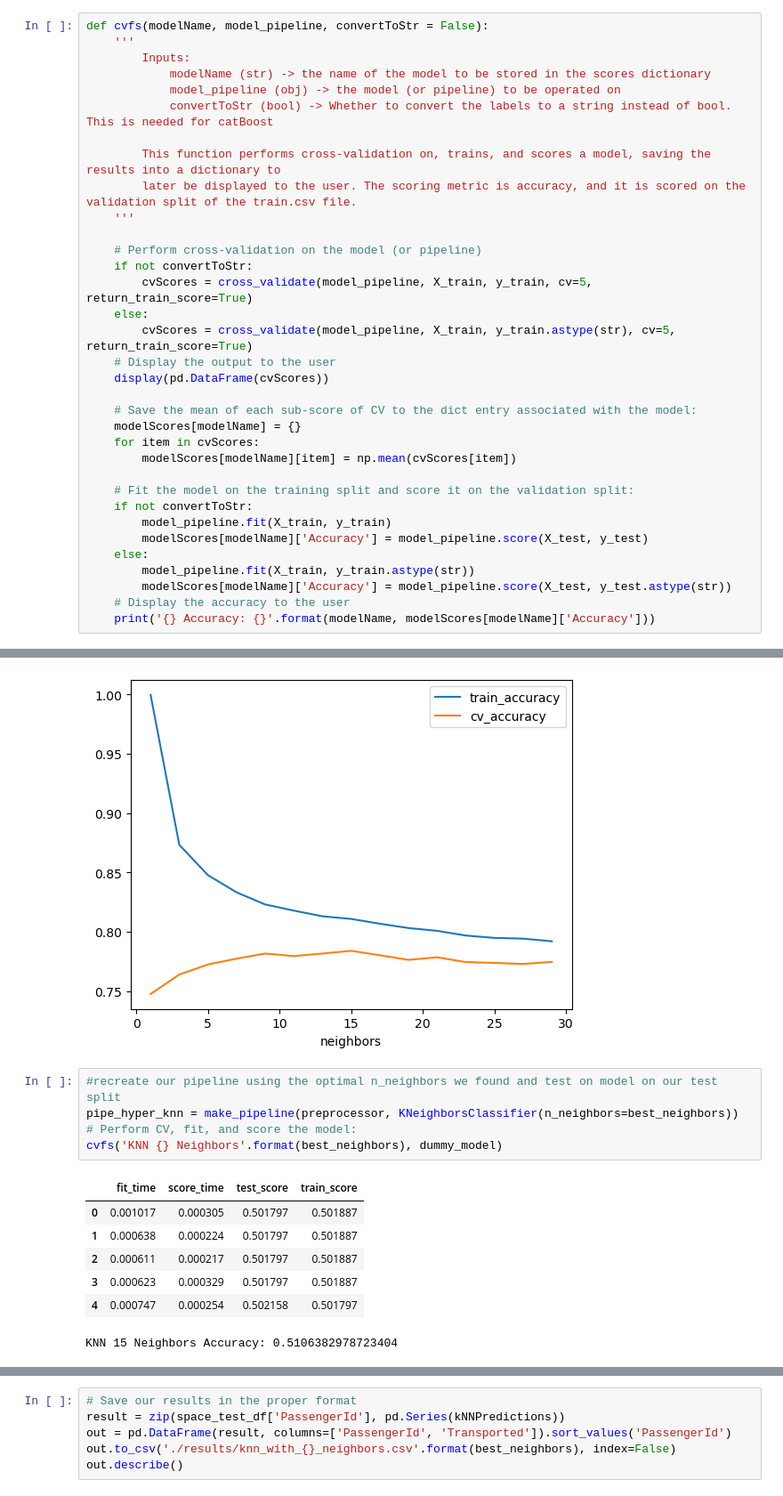
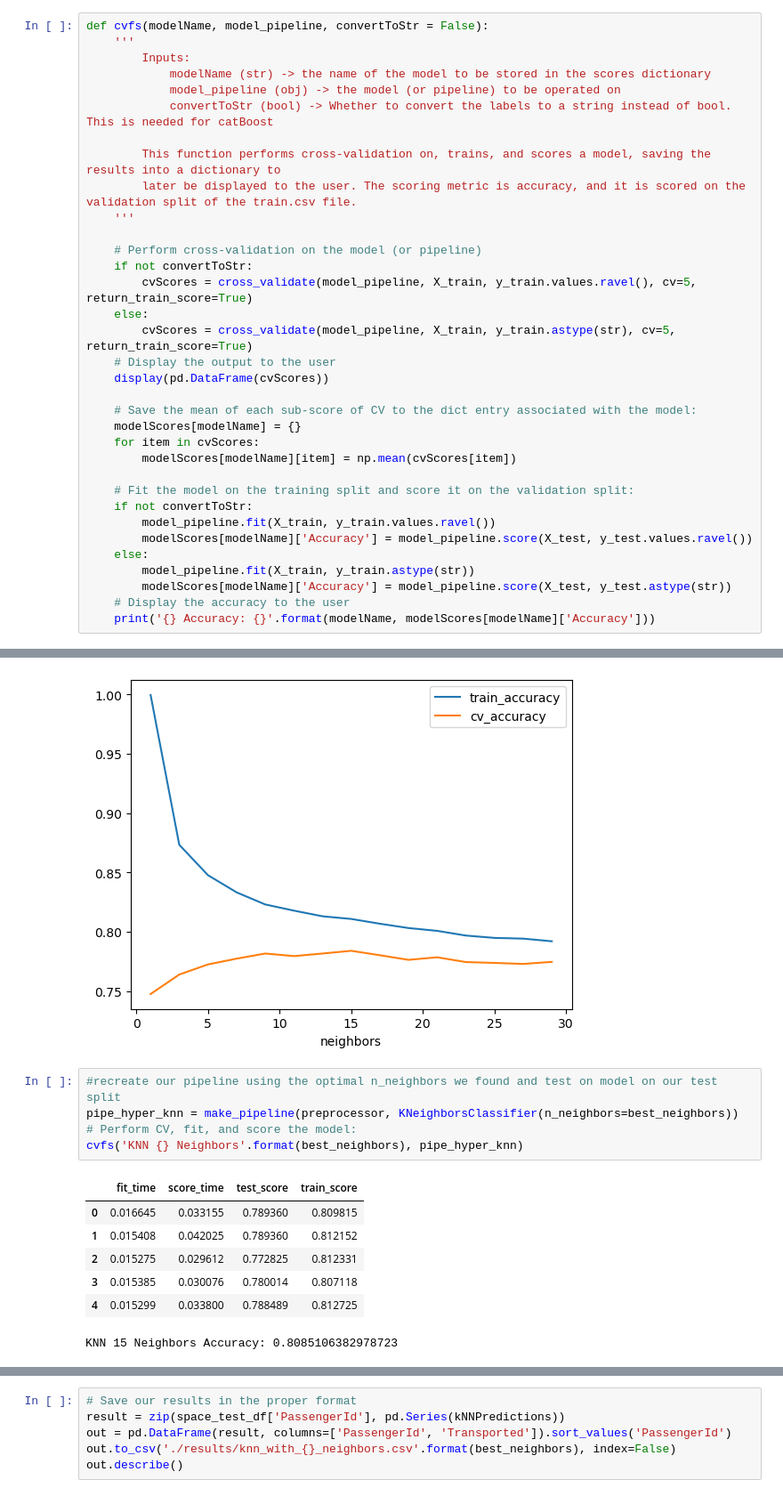
Before and after one commit to aaron-bruner/ECE-4420-Project, a Jupyter notebook: master-ece4420.ipynb, the cells around one changed output, grey strips where cells are left out. Shown: that part at 89% size. Cells and saved outputs as stored; diff of their text form.

```diff
--- a/master-ece4420.ipynb
+++ b/master-ece4420.ipynb
@@ -112,7 +112,7 @@ def cvfs(modelName, model_pipeline, convertToStr = False):
 
     # Perform cross-validation on the model (or pipeline)
     if not convertToStr:
-        cvScores = cross_validate(model_pipeline, X_train, y_train, cv=5, return_train_score=True)
+        cvScores = cross_validate(model_pipeline, X_train, y_train.values.ravel(), cv=5, return_train_score=True)
     else:
         cvScores = cross_validate(model_pipeline, X_train, y_train.astype(str), cv=5, return_train_score=True)
     # Display the output to the user
@@ -125,8 +125,8 @@ def cvfs(modelName, model_pipeline, convertToStr = False):
 
     # Fit the model on the training split and score it on the validation split:
     if not convertToStr:
-        model_pipeline.fit(X_train, y_train)
-        modelScores[modelName]['Accuracy'] = model_pipeline.score(X_test, y_test)
+        model_pipeline.fit(X_train, y_train.values.ravel())
+        modelScores[modelName]['Accuracy'] = model_pipeline.score(X_test, y_test.values.ravel())
     else:
         model_pipeline.fit(X_train, y_train.astype(str))
         modelScores[modelName]['Accuracy'] = model_pipeline.score(X_test, y_test.astype(str))
@@ -290,15 +290,15 @@ best_neighbors = results_df.iloc[np.argmax(results_df.cv_accuracy)].name
 # %%
 #recreate our pipeline using the optimal n_neighbors we found and test on model on our test split
 pipe_hyper_knn = make_pipeline(preprocessor, KNeighborsClassifier(n_neighbors=best_neighbors))
 # Perform CV, fit, and score the model:
-cvfs('KNN {} Neighbors'.format(best_neighbors), dummy_model)
+cvfs('KNN {} Neighbors'.format(best_neighbors), pipe_hyper_knn)
 # %% [output]
 |  | fit_time | score_time | test_score | train_score |
-| 0 | 0.001017 | 0.000305 | 0.501797 | 0.501887 |
-| 1 | 0.000638 | 0.000224 | 0.501797 | 0.501887 |
-| 2 | 0.000611 | 0.000217 | 0.501797 | 0.501887 |
-| 3 | 0.000623 | 0.000329 | 0.501797 | 0.501887 |
-| 4 | 0.000747 | 0.000254 | 0.502158 | 0.501797 |
+| 0 | 0.016645 | 0.033155 | 0.789360 | 0.809815 |
+| 1 | 0.015408 | 0.042025 | 0.789360 | 0.812152 |
+| 2 | 0.015275 | 0.029612 | 0.772825 | 0.812331 |
+| 3 | 0.015385 | 0.030076 | 0.780014 | 0.807118 |
+| 4 | 0.015299 | 0.033800 | 0.788489 | 0.812725 |
-KNN 15 Neighbors Accuracy: 0.5106382978723404
+KNN 15 Neighbors Accuracy: 0.8085106382978723
 # %%
 # Now we want to train our model on entire training set and predict outcomes of deployment data to submit to competition:
```
Also changed, not shown: parts of 12 cells of this notebook, 4 other files.
